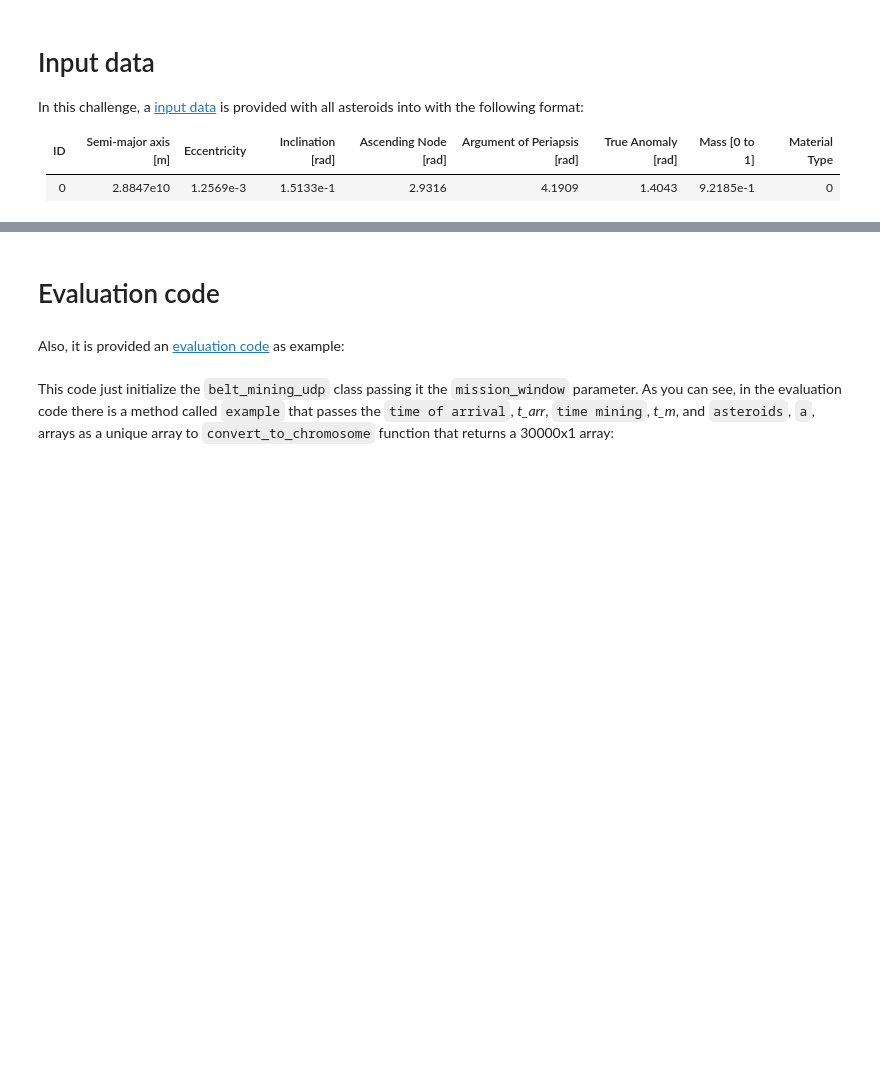
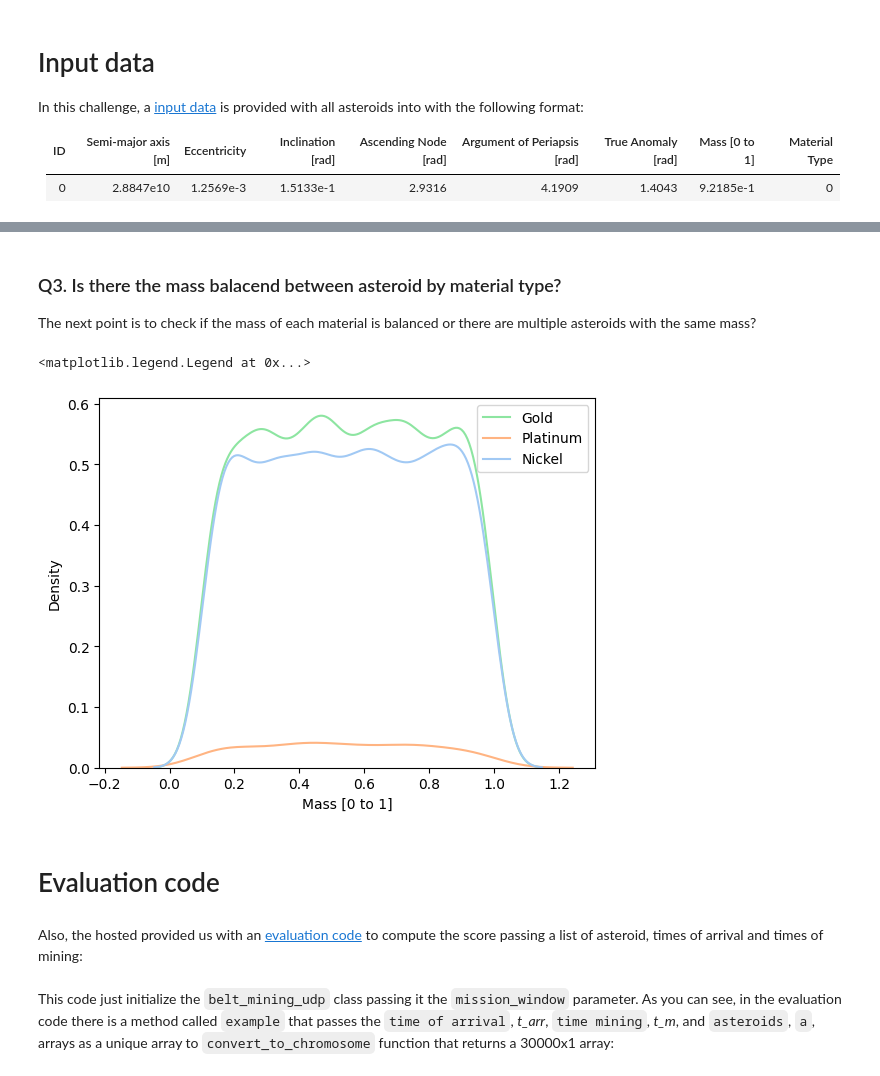
Before and after one commit to ocriado91/SpocMining, a Jupyter notebook: notebooks/00_intro_and_evalution_code.ipynb, the cells around one changed output, grey strips where cells are left out. Drawn from its saved outputs; the diff is of its cells as text; code cells hidden in the pictures; blank space fills up the shorter version.

```diff
--- a/notebooks/00_intro_and_evalution_code.ipynb
+++ b/notebooks/00_intro_and_evalution_code.ipynb
@@ -74,0 +96,23 @@ candidates.txt      100%[===================>]   2.15M  3.16MB/s    in 0.7s
+# %%
+# Set custom headers
+HEADER = ["ID",
+          "Semi-major axis [m]",
+          "Eccentricity",
+          "Inclination [rad]",
+          "Ascending Node [rad]",
+          "Argument of Periapsis [rad]",
+          "True Anomaly [rad]",
+          "Mass [0 to 1]",
+          "Material Type"]
+
+# Read asteroid candidates file
+data = pl.read_csv("candidates.txt",
+                   separator=" ",
+                   new_columns=HEADER)
+
+# Cast columns
+data = data.cast({"ID": pl.UInt16,
+           "Material Type": pl.UInt8})
+
+# Show head
+data.head()
@@ -75,7 +208,23 @@ candidates.txt      100%[===================>]   2.15M  3.16MB/s    in 0.7s
+# %% [markdown]
+### Q3. Is there the mass balacend between asteroid by material type?
+
+The next point is to check if the mass of each material is balanced or there are
+multiple asteroids with the same mass?
+# %%
+g = sns.kdeplot(data.filter(pl.col("Material Type") != 3),
+                x="Mass [0 to 1]",
+                hue="Material Type",
+                palette="pastel")
+# Transform legend label to material name
+labels = ["Gold", "Platinum", "Nickel"]
+g.legend(labels=labels)
+# %% [output]
+<matplotlib.legend.Legend at 0x...>
+[figure, added]
 # %% [markdown]
 # Evaluation code
 # %% [markdown]
-Also, it is provided an [evaluation code](https://api.optimize.esa.int/media/problems/spoc-mining-mine-the-belt-1679404403080.py) as example:
+Also, the hosted provided us with an [evaluation code](https://api.optimize.esa.int/media/problems/spoc-mining-mine-the-belt-1679404403080.py) to compute the score passing a list of asteroid, times of arrival and times of mining:
 # %%
 import numpy as np
 import pykep as pk
```
Also changed, not shown: parts of 15 cells of this notebook.
